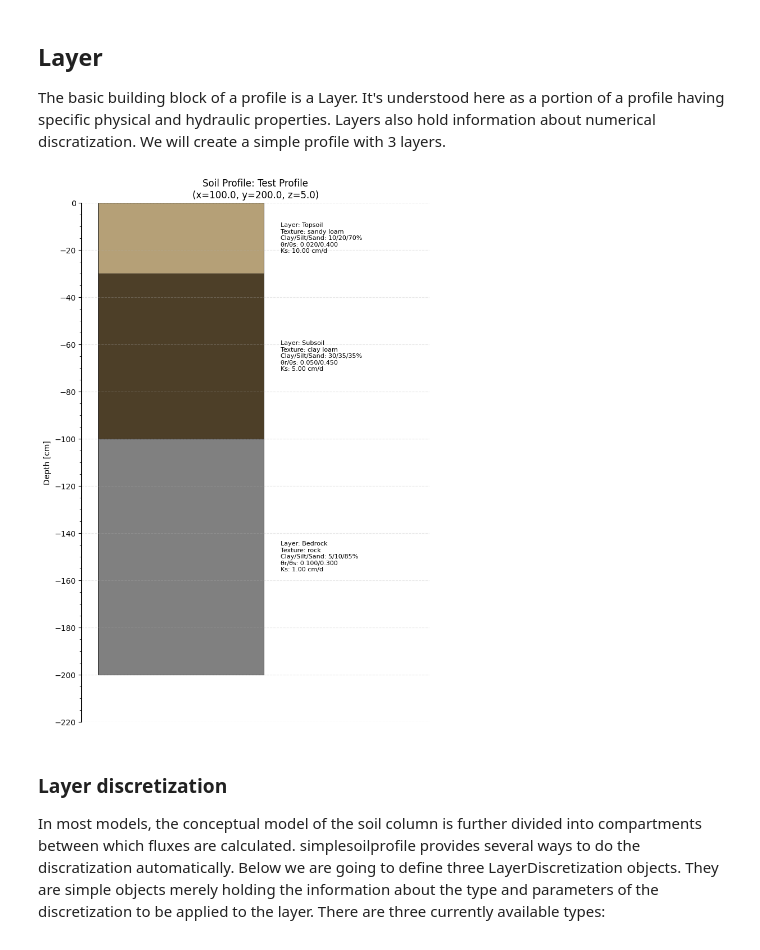
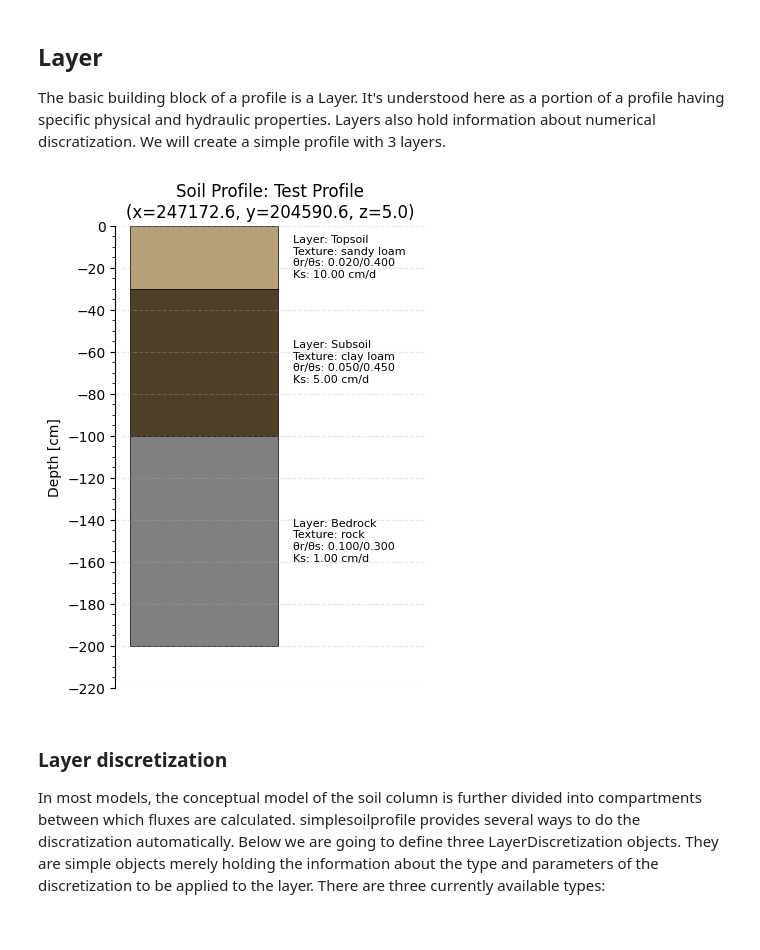
Before and after one commit to zawadzkim/simplesoilprofile, a Jupyter notebook: docs/notebooks/000-complete-example.ipynb, the cells around one changed output. Cells and saved outputs as stored; diff of their text form; code cells hidden in the pictures.

```diff
--- a/docs/notebooks/000-complete-example.ipynb
+++ b/docs/notebooks/000-complete-example.ipynb
@@ -22,52 +22,43 @@ topsoil = SoilLayer(
     n=1.5,
     k_sat=10.0,
     texture_class="sandy loam",
-    clay_content=10.0,
-    silt_content=20.0,
-    sand_content=70.0,
 )
 
 subsoil = SoilLayer(
     name="Subsoil",
     theta_res=0.05,
     theta_sat=0.45,
     alpha=0.01,
     n=1.3,
     k_sat=5.0,
     texture_class="clay loam",
-    clay_content=30.0,
-    silt_content=35.0,
-    sand_content=35.0,
 )
 
 bedrock = SoilLayer(
     name="Bedrock",
     theta_res=0.1,
     theta_sat=0.3,
     alpha=0.005,
     n=1.2,
     k_sat=1.0,
     texture_class="rock",
-    clay_content=5.0,
-    silt_content=10.0,
-    sand_content=85.0,
 )
 
 # Create soil profile
 profile = SoilProfile(
     name="Test Profile",
     layers=[topsoil, subsoil, bedrock],
     layer_bottoms=[30, 100, 200],
-    location=Point(100.0, 200.0),
+    location=Point(247172.56, 204590.58),
     elevation=5.0,
 )
 
 # Create plot
-fig, ax = plt.subplots(figsize=(8, 12))
-plot_profile(profile, ax=ax, show_properties=True)
+fig, ax = plt.subplots(figsize=(4, 6))
+plot_profile(profile, ax=ax, show_layer_properties=True)
 plt.show()
 # %% [output]
-[figure, old version]
+[figure, new version]
 # %% [markdown]
 ### Layer discretization
 In most models, the conceptual model of the soil column is further divided into compartments between which fluxes are calculated. simplesoilprofile provides several ways to do the discratization automatically. Below we are going to define three LayerDiscretization objects. They are simple objects merely holding the information about the type and parameters of the discretization to be applied to the layer. There are three currently available types:
```
Also changed, not shown: parts of 15 cells of this notebook.
